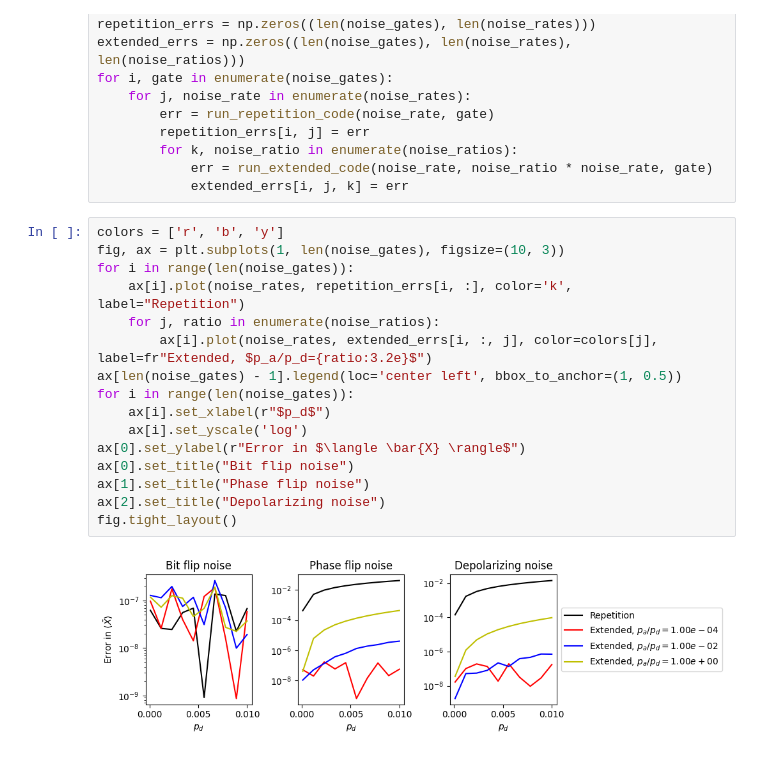
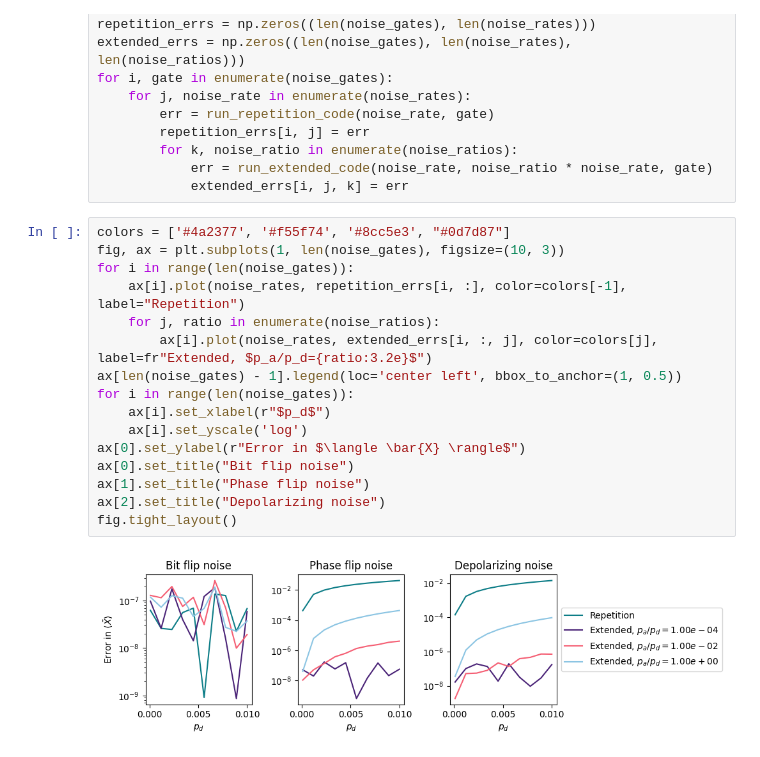
Before and after one commit to bdalfavero/encoded, a Jupyter notebook: experiments/expanded_repetition/memory_v2.ipynb, the cells around one changed output. Saved outputs shown, nothing was run; the diff lists cells and outputs as text.

Commit message:
Updated colors

```diff
--- a/experiments/expanded_repetition/memory_v2.ipynb
+++ b/experiments/expanded_repetition/memory_v2.ipynb
@@ -154,20 +154,20 @@ for i, gate in enumerate(noise_gates):
             err = run_extended_code(noise_rate, noise_ratio * noise_rate, gate)
             extended_errs[i, j, k] = err
 # %%
-colors = ['r', 'b', 'y']
+colors = ['#4a2377', '#f55f74', '#8cc5e3', "#0d7d87"]
 fig, ax = plt.subplots(1, len(noise_gates), figsize=(10, 3))
 for i in range(len(noise_gates)):
-    ax[i].plot(noise_rates, repetition_errs[i, :], color='k', label="Repetition")
+    ax[i].plot(noise_rates, repetition_errs[i, :], color=colors[-1], label="Repetition")
     for j, ratio in enumerate(noise_ratios):
         ax[i].plot(noise_rates, extended_errs[i, :, j], color=colors[j], label=fr"Extended, $p_a/p_d={ratio:3.2e}$")
 ax[len(noise_gates) - 1].legend(loc='center left', bbox_to_anchor=(1, 0.5))
 for i in range(len(noise_gates)):
     ax[i].set_xlabel(r"$p_d$")
     ax[i].set_yscale('log')
 ax[0].set_ylabel(r"Error in $\langle \bar{X} \rangle$")
 ax[0].set_title("Bit flip noise")
 ax[1].set_title("Phase flip noise")
 ax[2].set_title("Depolarizing noise")
 fig.tight_layout()
 # %% [output]
-[figure, old version]
+[figure, new version]
```
